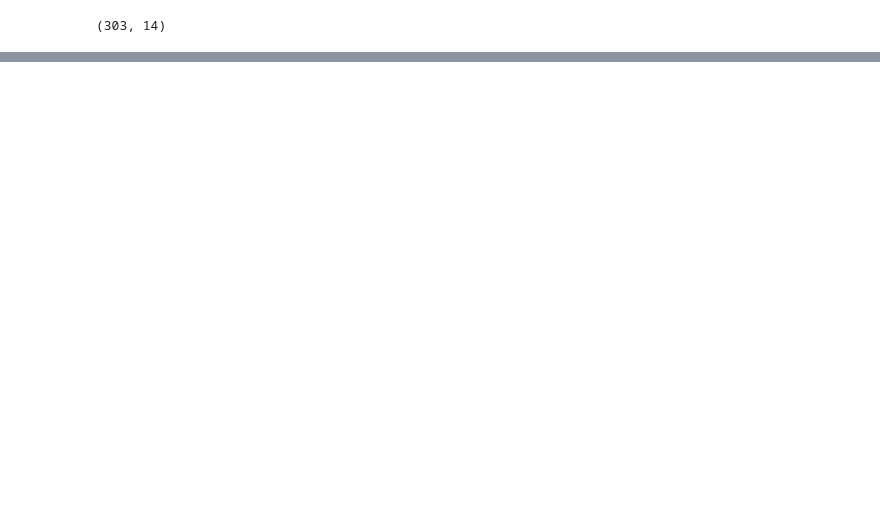
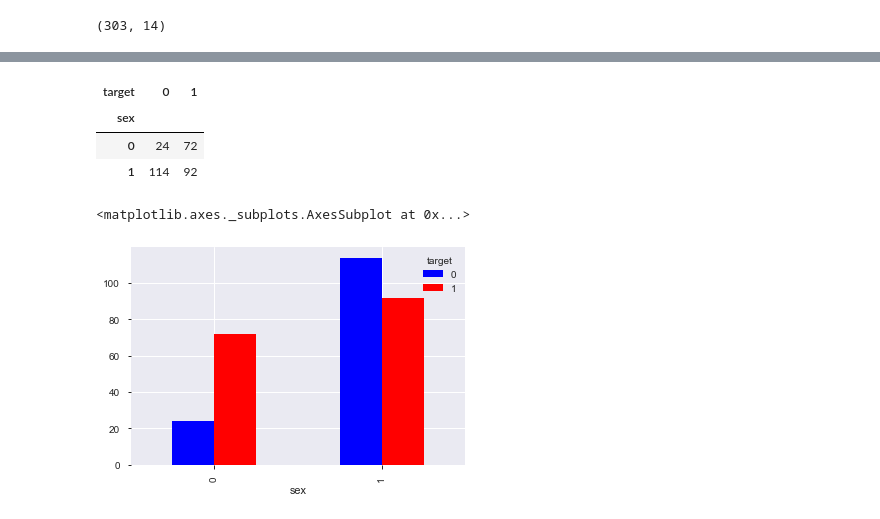
Before and after one commit to jahidkhandaker/HeartDiseasePrediction, a Jupyter notebook: RezowanaAkter/Heart_Disease_Prediction.ipynb, the cells around one changed output, grey strips where cells are left out. Saved outputs shown, nothing was run; the diff lists cells and outputs as text; code cells hidden in the pictures; blank space fills up the shorter version.

```diff
--- a/RezowanaAkter/Heart_Disease_Prediction.ipynb
+++ b/RezowanaAkter/Heart_Disease_Prediction.ipynb
@@ -55,0 +143,13 @@ data.describe()
+# %%
+gender_impact = pd.crosstab(data['sex'], data['target'])
+gender_impact
+# %% [output]
+| target | 0 | 1 |
+| sex |  |  |
+| 0 | 24 | 72 |
+| 1 | 114 | 92 |
+# %%
+gender_impact.plot(kind='bar', stacked=False, color=["BLUE", "RED"])
+# %% [output]
+<matplotlib.axes._subplots.AxesSubplot at 0x...>
+[figure, added]
```
Also changed, not shown: parts of 17 cells of this notebook.
